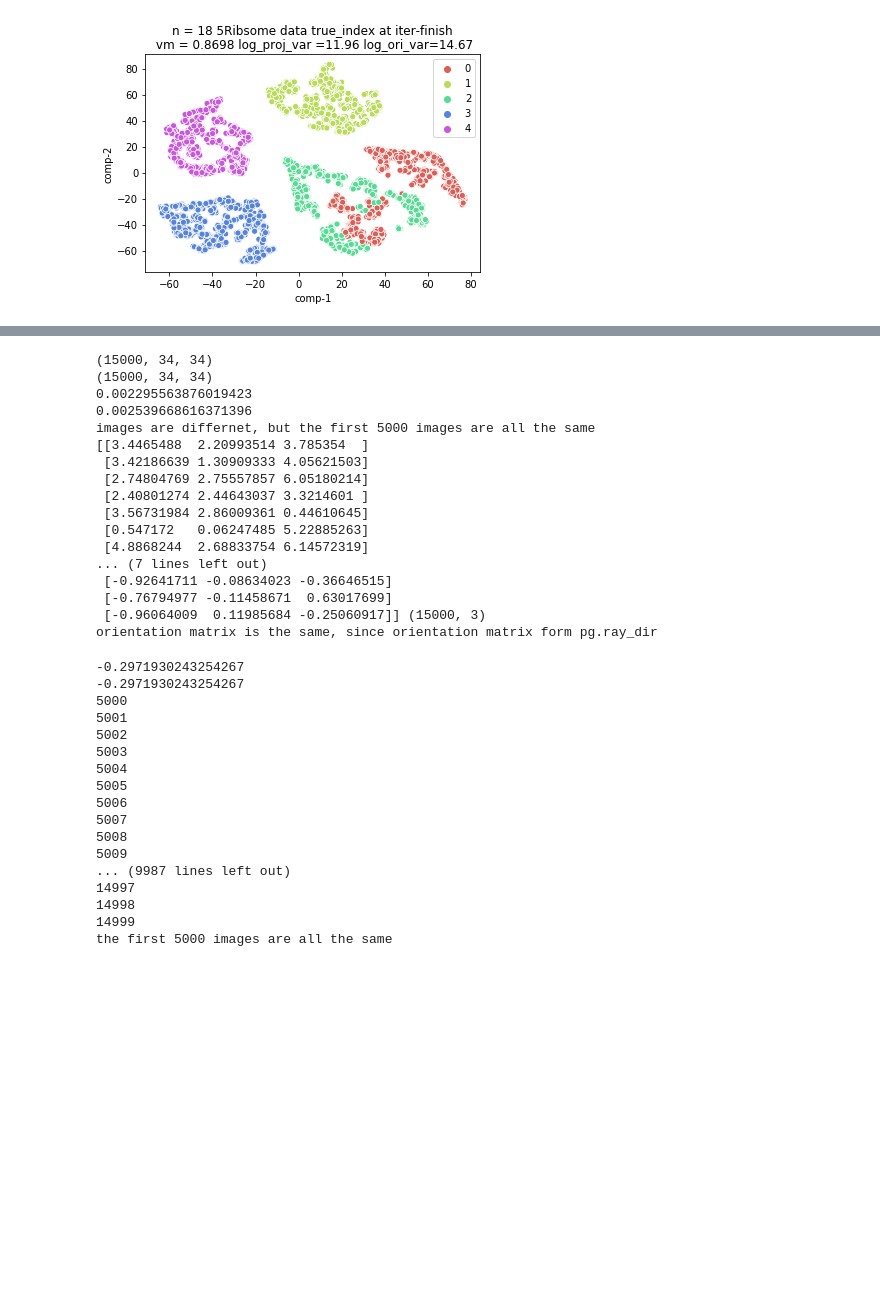
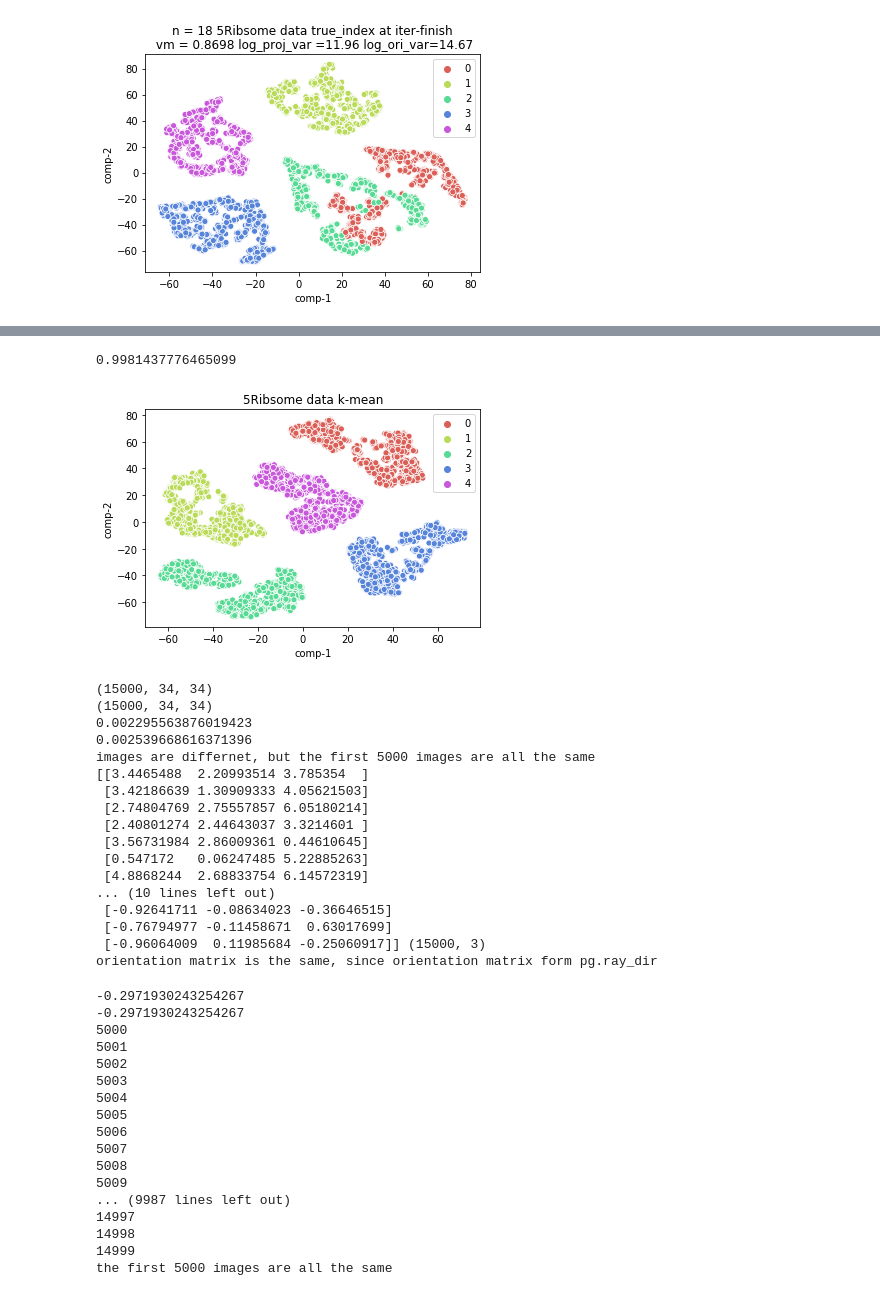
Before and after one commit to lewis841214/EM_2SDR, a Jupyter notebook: 70S_ribsome_true_mean_randome_index_train_longer.ipynb, the cells around one changed output, grey strips where cells are left out. Cells and saved outputs as stored; diff of their text form; code cells hidden in the pictures; blank space fills up the shorter version.

```diff
--- a/70S_ribsome_true_mean_randome_index_train_longer.ipynb
+++ b/70S_ribsome_true_mean_randome_index_train_longer.ipynb
@@ -271,3 +308,21 @@ output mu is different
+# %%
+from sklearn.cluster import KMeans
+kmeans = KMeans(n_clusters=5, random_state=0).fit(z)
+kmeans.labels_
+
+df = pd.DataFrame()
+df["y"] = kmeans.labels_
+df["comp-1"] = z[:,0]
+df["comp-2"] = z[:,1]
+
+sns.scatterplot(x="comp-1", y="comp-2", hue=df.y.tolist(),
+                palette=sns.color_palette("hls", 5),
+                data=df).set(title="5Ribsome data k-mean")
+from sklearn.metrics.cluster import v_measure_score
+print(v_measure_score(indexs, kmeans.labels_))
+# %% [output]
+0.9981437776465099
+[figure, added]
 # %%
 with open(f'./data/{data_name}/old_method_images.pkl', 'rb') as f:
     old_projection = pickle.load( f)
@@ -293,7 +348,13 @@ old angles:
 """
 print(angles2[:10])
 print('angles are the same')
-#print(Orientation_Vectors[0])
+print(Orientation_Vectors[0])
+print('orientation vector is the same too')
+"""
+[[ 0.64196246 -0.48173293 -0.59650447  0.          0.          0.
+  -0.63530991  0.10135335 -0.76557744  0.42926159  0.87043718 -0.24098466]
+]
+"""
 
 """
 pg.ray_dir[:5]
@@ -318,7 +379,7 @@ images are differnet, but the first 5000 images are all the same
  [3.56731984 2.86009361 0.44610645]
  [0.547172   0.06247485 5.22885263]
  [4.8868244  2.68833754 6.14572319]
-... (7 lines left out)
+... (10 lines left out)
  [-0.92641711 -0.08634023 -0.36646515]
  [-0.76794977 -0.11458671  0.63017699]
  [-0.96064009  0.11985684 -0.25060917]] (15000, 3)
```
Also changed, not shown: parts of 3 cells of this notebook, 5 other files.
